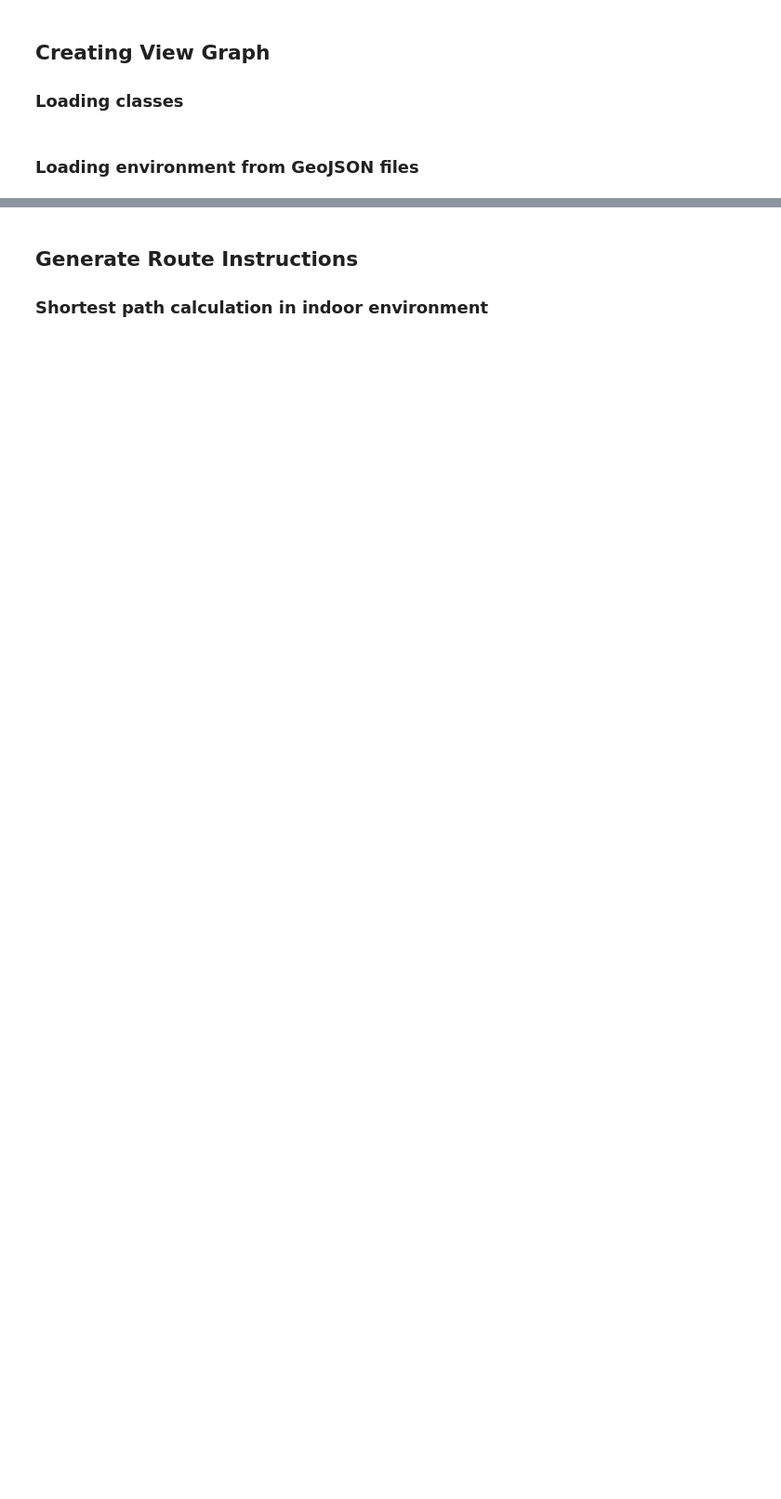
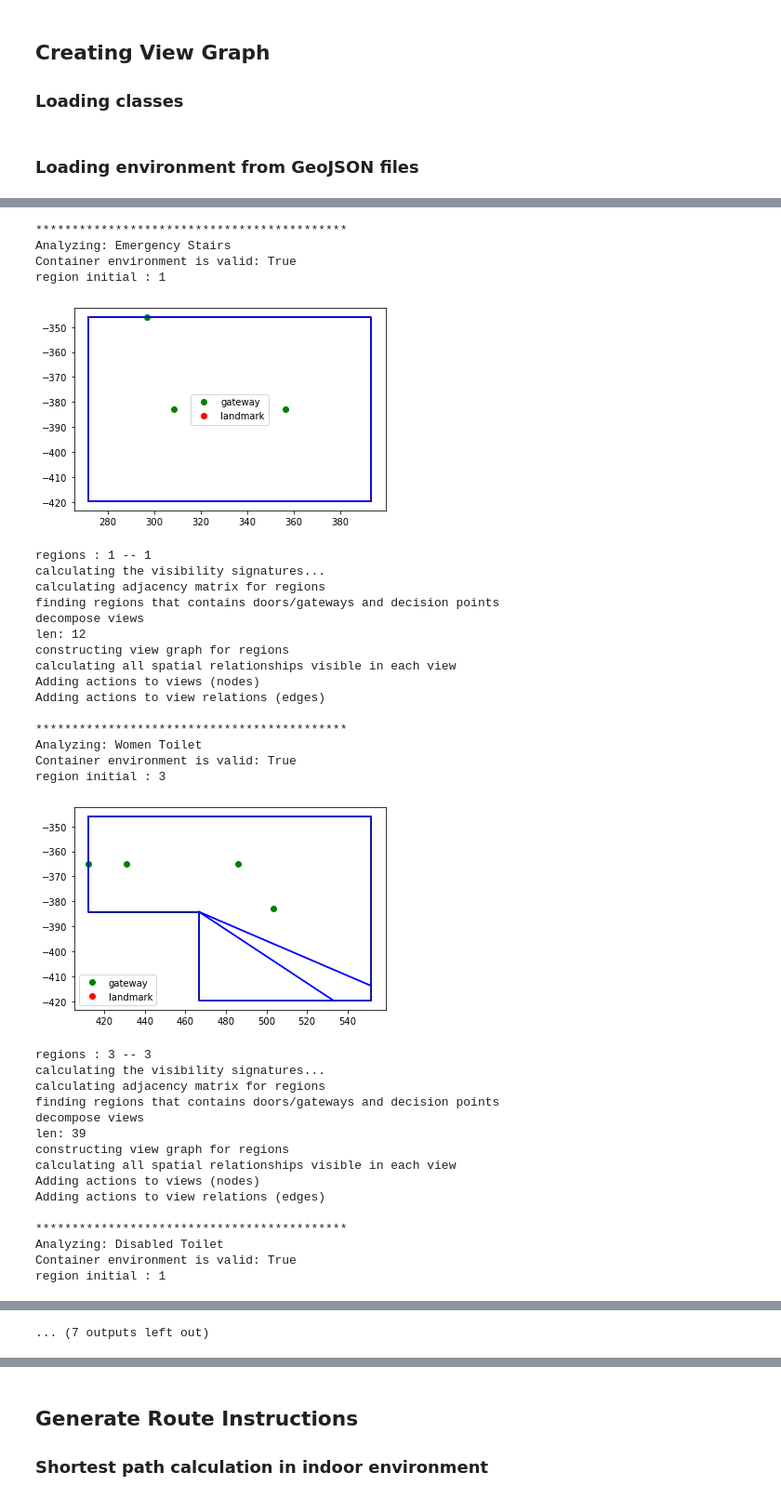
Before and after one commit to hamzeiehsan/indoor_view_graph, a Jupyter notebook: ViewGraph.ipynb, the cells around one changed output, grey strips where cells are left out. Shown at 93% size. Cells and saved outputs as stored; diff of their text form; code cells hidden in the pictures; blank space fills up the shorter version.

```diff
--- a/ViewGraph.ipynb
+++ b/ViewGraph.ipynb
@@ -77,0 +68,3 @@ reading GeoJSON files (boundary, holes, doors and decision points)
+# %%
+Parameters.set_env("real")  # this can be set to "basic" environment, "hypo" environment as well
+Parameters.print_info()
@@ -77,0 +85,34 @@ reading GeoJSON files (boundary, holes, doors and decision points)
+# %%
+def read_env():
+        # Basic environment
+    if Parameters.basic:
+        address = 'envs/basic/'
+        pfiles = ['t_bound.geojson']
+        hfiles = [None]
+        dfiles = ['t_doors.geojson']
+        dpfiles = [None]
+        lfiles = ['t_landmarks.geojson']
+        # create an indoor environment
+        ie = IndoorEnvironment(address, pfiles, hfiles, dfiles, dpfiles, lfiles)
+
+    # Hypo environment
+    elif Parameters.hypo:
+        address = 'envs/hypo/'
+        pfiles = ['hypo_env.geojson']
+        hfiles = ['hypo_holes.geojson']
+        dfiles = ['hypo_doors.geojson']
+        dpfiles = ['hypo_dpoints.geojson']
+        lfiles = ['hypo_landmarks.geojson']
+        # create an indoor environment
+        ie = IndoorEnvironment(address, pfiles, hfiles, dfiles, dpfiles, lfiles)
+
+    # MC5 real world environment
+    else:
+        address = 'envs/mc-floor-5/'
+        pfiles, hfiles, dfiles, dpfiles, lfiles = IndoorEnvironment.reformat(
+            address, 'containers.geojson', 'doors.geojson', 'landmarks.geojson')
+        # create an indoor environment
+        ie = IndoorEnvironment('', pfiles, hfiles, dfiles, dpfiles, lfiles)
+    return ie
+
+ie = read_env()
@@ -77,0 +142,40 @@ reading GeoJSON files (boundary, holes, doors and decision points)
+# %%
+# create view graph
+vgs, isovist_objects = ie.construct_view_graph()
+# %% [output]
+*******************************************
+Analyzing: Emergency Stairs
+Container environment is valid: True
+region initial : 1
+[figure, added]
+regions : 1 -- 1
+calculating the visibility signatures...
+calculating adjacency matrix for regions
+finding regions that contains doors/gateways and decision points
+decompose views
+len: 12
+constructing view graph for regions
+calculating all spatial relationships visible in each view
+Adding actions to views (nodes)
+Adding actions to view relations (edges)
+
+*******************************************
+Analyzing: Women Toilet
+Container environment is valid: True
+region initial : 3
+[figure, added]
+regions : 3 -- 3
+calculating the visibility signatures...
+calculating adjacency matrix for regions
+finding regions that contains doors/gateways and decision points
+decompose views
+len: 39
+constructing view graph for regions
+calculating all spatial relationships visible in each view
+Adding actions to views (nodes)
+Adding actions to view relations (edges)
+
+*******************************************
+Analyzing: Disabled Toilet
+Container environment is valid: True
+region initial : 1
@@ -77,0 +231 @@ reading GeoJSON files (boundary, holes, doors and decision points)
+... (7 outputs left out)
```
Also changed, not shown: parts of 25 cells of this notebook, 2 other files.
